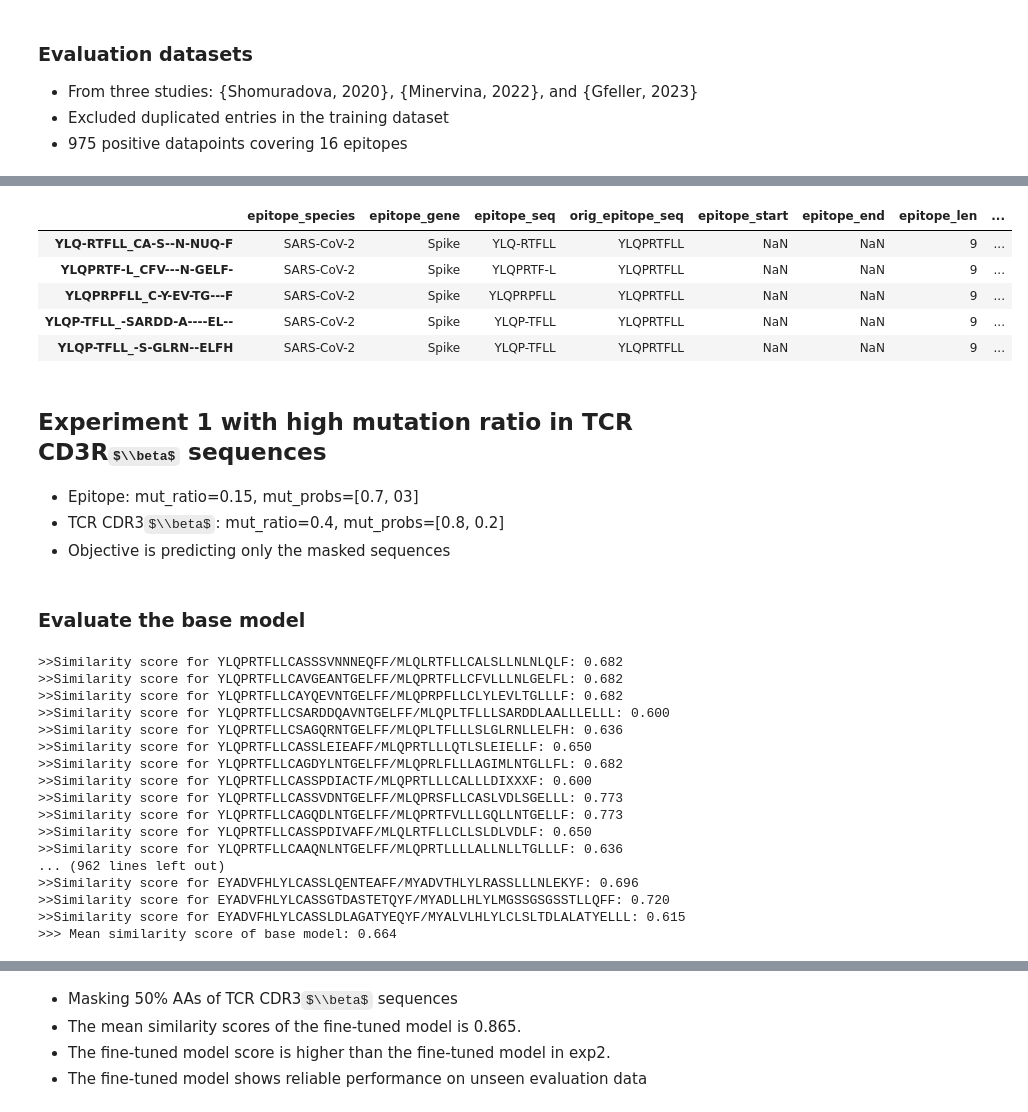
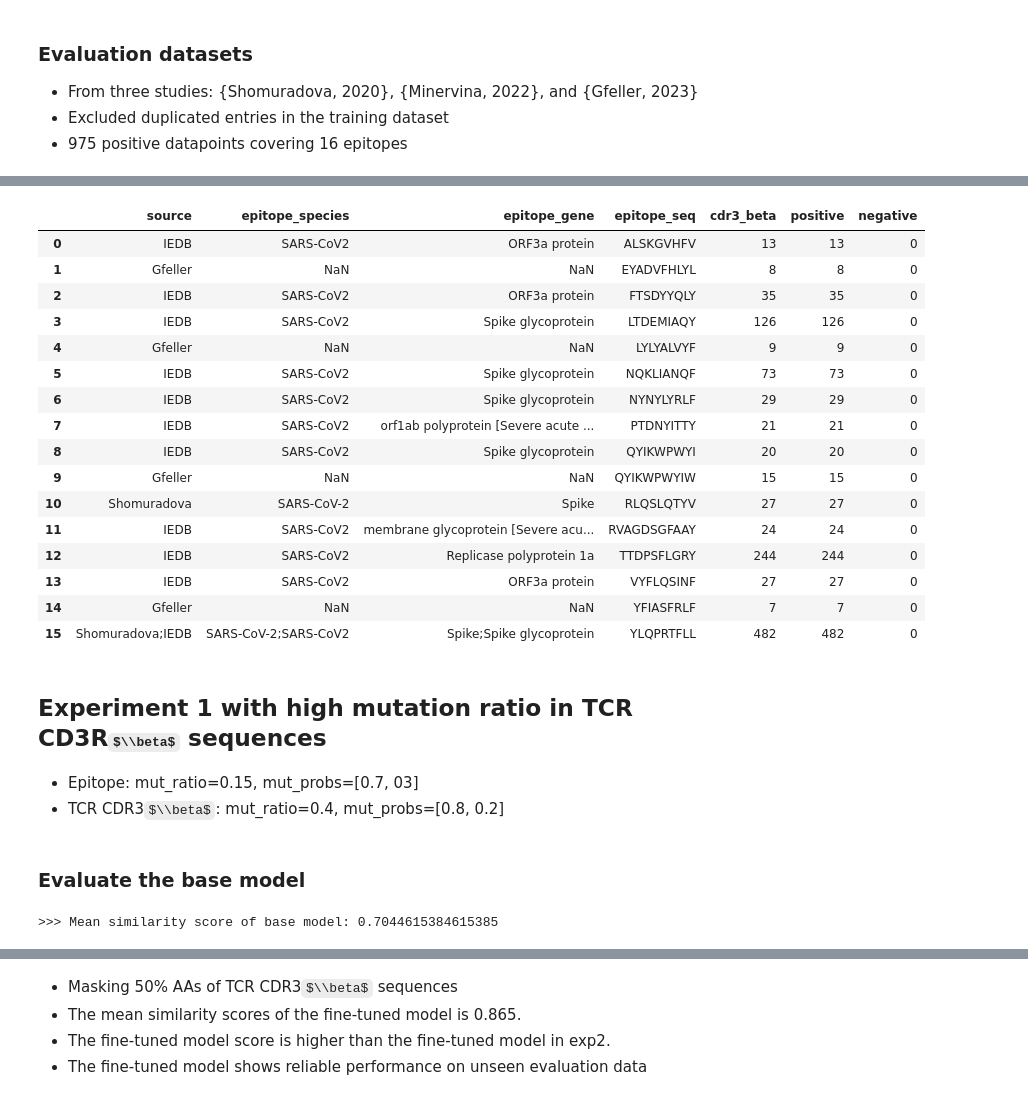
Before and after one commit to aidanbio/GenTCR, a Jupyter notebook: nb/eval_model.ipynb, the cells around one changed output, grey strips where cells are left out. Cells and saved outputs as stored; diff of their text form; code cells hidden in the pictures; some formulas as TeX source.

Commit message:
Revert collator implementations

```diff
--- a/nb/eval_model.ipynb
+++ b/nb/eval_model.ipynb
@@ -92,8 +77,8 @@ eval_ds.df.shape: (554707, 16)
 # %%
 from gentcr.data import EpitopeTargetDataset, CN
 
-eval_ds = EpitopeTargetDataset.from_key('smg_mutated')
-eval_ds.exclude_by(train_ds, target_cols=['index', 'orig_cdr3b_seq'], inplace=True)
+eval_ds = EpitopeTargetDataset.from_key('shomuradova_minervina_gfeller')
+eval_ds.exclude_by(train_ds, target_cols=['index', 'cdr3b_seq'], inplace=True)
 print(f'eval_ds.df.shape: {eval_ds.df.shape}')
-display(eval_ds.df.head())
+display(eval_ds.summary())
 # %% [output]
@@ -106,14 +91,24 @@ eval_ds.df.shape: (977, 16)
-|  | epitope_species | epitope_gene | epitope_seq | orig_epitope_seq | epitope_start | epitope_end | epitope_len | ... |
-| YLQ-RTFLL_CA-S--N-NUQ-F | SARS-CoV-2 | Spike | YLQ-RTFLL | YLQPRTFLL | NaN | NaN | 9 | ... |
-| YLQPRTF-L_CFV---N-GELF- | SARS-CoV-2 | Spike | YLQPRTF-L | YLQPRTFLL | NaN | NaN | 9 | ... |
-| YLQPRPFLL_C-Y-EV-TG---F | SARS-CoV-2 | Spike | YLQPRPFLL | YLQPRTFLL | NaN | NaN | 9 | ... |
-| YLQP-TFLL_-SARDD-A----EL-- | SARS-CoV-2 | Spike | YLQP-TFLL | YLQPRTFLL | NaN | NaN | 9 | ... |
-| YLQP-TFLL_-S-GLRN--ELFH | SARS-CoV-2 | Spike | YLQP-TFLL | YLQPRTFLL | NaN | NaN | 9 | ... |
+|  | source | epitope_species | epitope_gene | epitope_seq | cdr3_beta | positive | negative |
+| 0 | IEDB | SARS-CoV2 | ORF3a protein | ALSKGVHFV | 13 | 13 | 0 |
+| 1 | Gfeller | NaN | NaN | EYADVFHLYL | 8 | 8 | 0 |
+| 2 | IEDB | SARS-CoV2 | ORF3a protein | FTSDYYQLY | 35 | 35 | 0 |
+| 3 | IEDB | SARS-CoV2 | Spike glycoprotein | LTDEMIAQY | 126 | 126 | 0 |
+| 4 | Gfeller | NaN | NaN | LYLYALVYF | 9 | 9 | 0 |
+| 5 | IEDB | SARS-CoV2 | Spike glycoprotein | NQKLIANQF | 73 | 73 | 0 |
+| 6 | IEDB | SARS-CoV2 | Spike glycoprotein | NYNYLYRLF | 29 | 29 | 0 |
+| 7 | IEDB | SARS-CoV2 | orf1ab polyprotein [Severe acute ... | PTDNYITTY | 21 | 21 | 0 |
+| 8 | IEDB | SARS-CoV2 | Spike glycoprotein | QYIKWPWYI | 20 | 20 | 0 |
+| 9 | Gfeller | NaN | NaN | QYIKWPWYIW | 15 | 15 | 0 |
+| 10 | Shomuradova | SARS-CoV-2 | Spike | RLQSLQTYV | 27 | 27 | 0 |
+| 11 | IEDB | SARS-CoV2 | membrane glycoprotein [Severe acu... | RVAGDSGFAAY | 24 | 24 | 0 |
+| 12 | IEDB | SARS-CoV2 | Replicase polyprotein 1a | TTDPSFLGRY | 244 | 244 | 0 |
+| 13 | IEDB | SARS-CoV2 | ORF3a protein | VYFLQSINF | 27 | 27 | 0 |
+| 14 | Gfeller | NaN | NaN | YFIASFRLF | 7 | 7 | 0 |
+| 15 | Shomuradova;IEDB | SARS-CoV-2;SARS-CoV2 | Spike;Spike glycoprotein | YLQPRTFLL | 482 | 482 | 0 |
 # %% [markdown]
 ## Experiment 1 with high mutation ratio in TCR CD3R$\\beta$ sequences
 - Epitope: mut_ratio=0.15, mut_probs=[0.7, 03]
 - TCR CDR3$\\beta$: mut_ratio=0.4, mut_probs=[0.8, 0.2]
-- Objective is predicting only the masked sequences
 # %% [markdown]
 ### Evaluate the base model
 # %%
@@ -126,19 +121,24 @@ import numpy as np
 def eval_model(target_model=None,
                ds=None,
                n_samples=32,
-               tokenizer=None):
+               tokenizer=None,
+               epitope_seq_mutator=None,
+               target_seq_mutator=None,
+               seq_format='{epitope_seq}{target_seq}'):
 
+    epitope_seqs = ds.df[CN.epitope_seq].values[:n_samples]
+    target_seqs = ds.df[CN.cdr3b_seq].values[:n_samples]
+    input_seqs = [
+        seq_format.format(epitope_seq=e_seq, target_seq=t_seq)  for e_seq, t_seq in zip(epitope_seqs, target_seqs)
+    ]
 
     collator = EpitopeTargetMaskedLMCollator(tokenizer=tokenizer,
+                                             epitope_seq_mutator=epitope_seq_mutator,
+                                             target_seq_mutator=target_seq_mutator,
                                              max_epitope_len=ds.max_epitope_len,
-                                             max_target_len=ds.max_target_len)
+                                             max_target_len=ds.max_target_len,
+                                             seq_format=seq_format)
     data_loader = DataLoader(ds, batch_size=n_samples, shuffle=False, collate_fn=collator)
-
-    epitope_seqs = ds.df[CN.orig_epitope_seq].values[:n_samples]
-    target_seqs = ds.df[CN.orig_cdr3b_seq].values[:n_samples]
-    input_seqs = [
-        collator.format_seqs(e_seq, t_seq) for e_seq, t_seq in zip(epitope_seqs, target_seqs)
-    ]
 
     batch = next(iter(data_loader))
     output = target_model(**batch)
@@ -152,30 +152,19 @@ def eval_model(target_model=None,
         # print(f'input : {input_seq}\noutput: {output_seq}')
         score = needle_aaseq_pair(input_seq, output_seq, output_identity=True, output_similarity=True)['similarity']
         scores.append(score)
-        print(f'>>Similarity score for {input_seq}/{output_seq}: {score:.3f}')
+        # print('>>> similarity score: ', score)
     return np.mean(scores)
 
+epitope_seq_mutator = CalisImmunogenicAASeqMutator(mut_ratio=0.15, mut_probs=[0.7, 0.3])
+target_seq_mutator = UniformAASeqMutator(mut_ratio=0.5, mut_probs=[0.8, 0.2])
+
 score = eval_model(target_model=base_model, ds=eval_ds, n_samples=len(eval_ds),
-                   tokenizer=tokenizer)
-print(f'>>> Mean similarity score of base model: {score:.3f}')
+                   tokenizer=tokenizer,
+                   epitope_seq_mutator=None,
+                   target_seq_mutator=target_seq_mutator)
+print(f'>>> Mean similarity score of base model: {score}')
 # %% [output]
->>Similarity score for YLQPRTFLLCASSSVNNNEQFF/MLQLRTFLLCALSLLNLNLQLF: 0.682
->>Similarity score for YLQPRTFLLCAVGEANTGELFF/MLQPRTFLLCFVLLLNLGELFL: 0.682
->>Similarity score for YLQPRTFLLCAYQEVNTGELFF/MLQPRPFLLCLYLEVLTGLLLF: 0.682
->>Similarity score for YLQPRTFLLCSARDDQAVNTGELFF/MLQPLTFLLLSARDDLAALLLELLL: 0.600
->>Similarity score for YLQPRTFLLCSAGQRNTGELFF/MLQPLTFLLLSLGLRNLLELFH: 0.636
->>Similarity score for YLQPRTFLLCASSLEIEAFF/MLQPRTLLLQTLSLEIELLF: 0.650
->>Similarity score for YLQPRTFLLCAGDYLNTGELFF/MLQPRLFLLLAGIMLNTGLLFL: 0.682
->>Similarity score for YLQPRTFLLCASSPDIACTF/MLQPRTLLLCALLLDIXXXF: 0.600
->>Similarity score for YLQPRTFLLCASSVDNTGELFF/MLQPRSFLLCASLVDLSGELLL: 0.773
->>Similarity score for YLQPRTFLLCAGQDLNTGELFF/MLQPRTFVLLLGQLLNTGELLF: 0.773
->>Similarity score for YLQPRTFLLCASSPDIVAFF/MLQLRTFLLCLLSLDLVDLF: 0.650
->>Similarity score for YLQPRTFLLCAAQNLNTGELFF/MLQPRTLLLLALLNLLTGLLLF: 0.636
-... (962 lines left out)
->>Similarity score for EYADVFHLYLCASSLQENTEAFF/MYADVTHLYLRASSLLLNLEKYF: 0.696
->>Similarity score for EYADVFHLYLCASSGTDASTETQYF/MYADLLHLYLMGSSGSGSSTLLQFF: 0.720
->>Similarity score for EYADVFHLYLCASSLDLAGATYEQYF/MYALVLHLYLCLSLTDLALATYELLL: 0.615
->>> Mean similarity score of base model: 0.664
+>>> Mean similarity score of base model: 0.7044615384615385
 # %%
 def load_peft_model(adapter_path='../output/exp1/mlm_finetune'):
     model = AutoPeftModel.from_pretrained(adapter_path, device_map='auto').eval()
```
Also changed, not shown: parts of 13 cells of this notebook, 6 other files.
